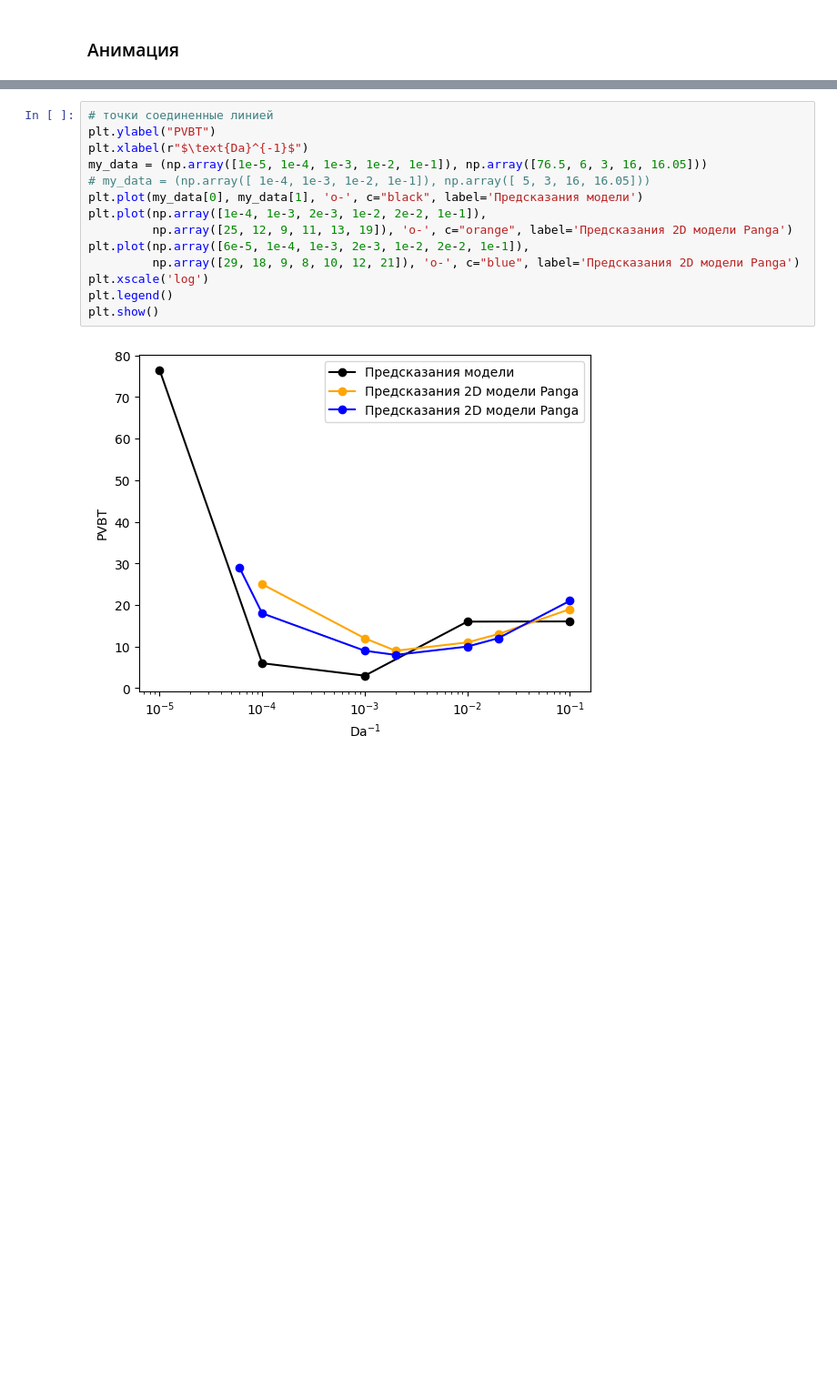
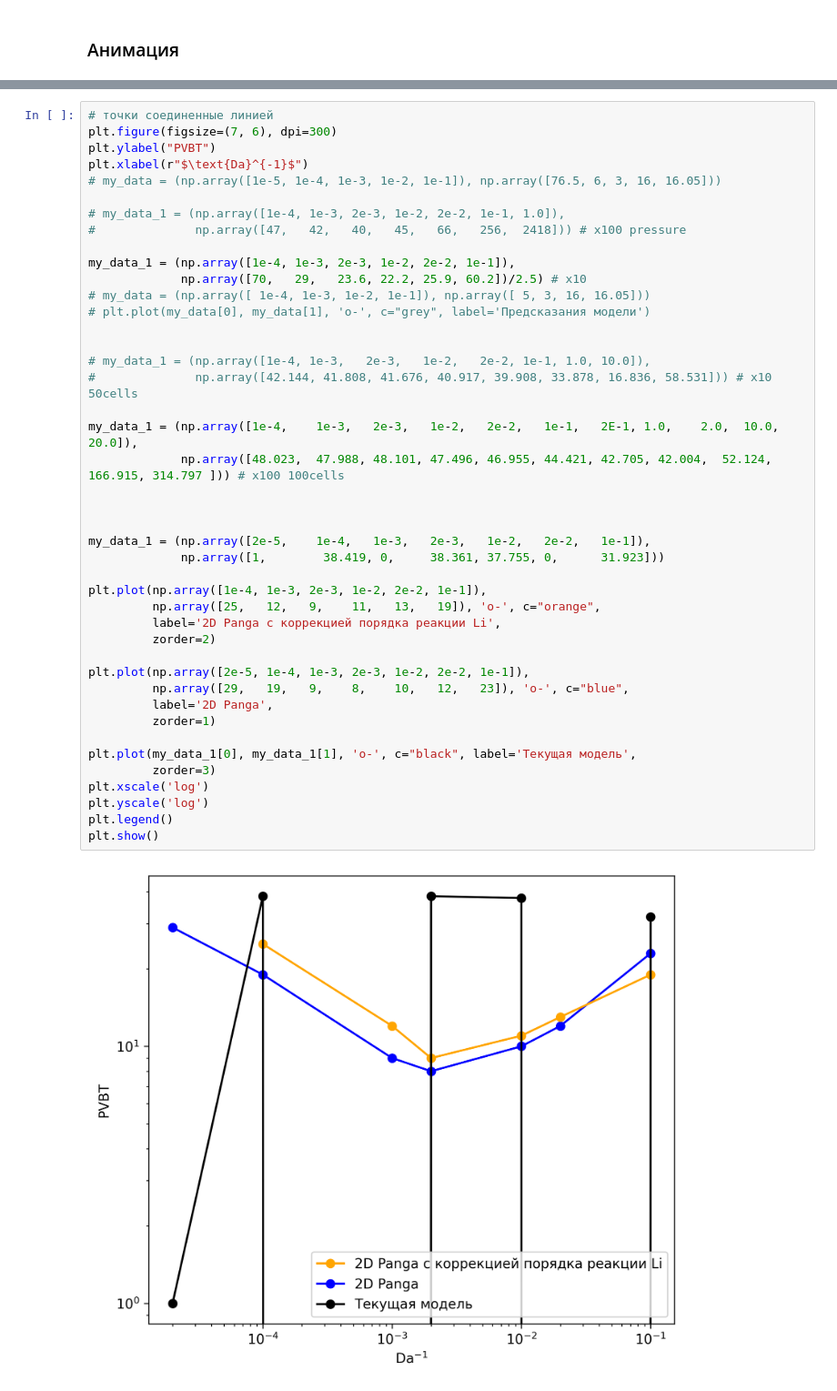
Before and after one commit to lnrSmglln/Carbonate-Acidizing-Modeling, a Jupyter notebook: 2phase/reaction with porous medium.ipynb, the cells around one changed output, grey strips where cells are left out. Shown: that part at 91% size. Cells and saved outputs as stored; diff of their text form; blank space fills up the shorter version.

```diff
--- a/2phase/reaction with porous medium.ipynb
+++ b/2phase/reaction with porous medium.ipynb
@@ -918,16 +949,45 @@ ani.save(filename="../data/acid_field.gif", writer="pillow")
 # %%
 # точки соединенные линией
+plt.figure(figsize=(7, 6), dpi=300)
 plt.ylabel("PVBT")
 plt.xlabel(r"$\text{Da}^{-1}$")
-my_data = (np.array([1e-5, 1e-4, 1e-3, 1e-2, 1e-1]), np.array([76.5, 6, 3, 16, 16.05]))
+# my_data = (np.array([1e-5, 1e-4, 1e-3, 1e-2, 1e-1]), np.array([76.5, 6, 3, 16, 16.05]))
+
+# my_data_1 = (np.array([1e-4, 1e-3, 2e-3, 1e-2, 2e-2, 1e-1, 1.0]),
+#              np.array([47,   42,   40,   45,   66,   256,  2418])) # x100 pressure
+
+my_data_1 = (np.array([1e-4, 1e-3, 2e-3, 1e-2, 2e-2, 1e-1]),
+             np.array([70,   29,   23.6, 22.2, 25.9, 60.2])/2.5) # x10
 # my_data = (np.array([ 1e-4, 1e-3, 1e-2, 1e-1]), np.array([ 5, 3, 16, 16.05]))
-plt.plot(my_data[0], my_data[1], 'o-', c="black", label='Предсказания модели')
+# plt.plot(my_data[0], my_data[1], 'o-', c="grey", label='Предсказания модели')
+
+
+# my_data_1 = (np.array([1e-4, 1e-3,   2e-3,   1e-2,   2e-2, 1e-1, 1.0, 10.0]),
+#              np.array([42.144, 41.808, 41.676, 40.917, 39.908, 33.878, 16.836, 58.531])) # x10 50cells
+
+my_data_1 = (np.array([1e-4,    1e-3,   2e-3,   1e-2,   2e-2,   1e-1,   2E-1, 1.0,    2.0,  10.0, 20.0]),
+             np.array([48.023,  47.988, 48.101, 47.496, 46.955, 44.421, 42.705, 42.004,  52.124, 166.915, 314.797 ])) # x100 100cells
+
+
+
+my_data_1 = (np.array([2e-5,    1e-4,   1e-3,   2e-3,   1e-2,   2e-2,   1e-1]),
+             np.array([1,        38.419, 0,     38.361, 37.755, 0,      31.923]))
+
 plt.plot(np.array([1e-4, 1e-3, 2e-3, 1e-2, 2e-2, 1e-1]),
-         np.array([25, 12, 9, 11, 13, 19]), 'o-', c="orange", label='Предсказания 2D модели Panga')
-plt.plot(np.array([6e-5, 1e-4, 1e-3, 2e-3, 1e-2, 2e-2, 1e-1]),
-         np.array([29, 18, 9, 8, 10, 12, 21]), 'o-', c="blue", label='Предсказания 2D модели Panga')
+         np.array([25,   12,   9,    11,   13,   19]), 'o-', c="orange",
+         label='2D Panga с коррекцией порядка реакции Li',
+         zorder=2)
+
+plt.plot(np.array([2e-5, 1e-4, 1e-3, 2e-3, 1e-2, 2e-2, 1e-1]),
+         np.array([29,   19,   9,    8,    10,   12,   23]), 'o-', c="blue",
+         label='2D Panga',
+         zorder=1)
+
+plt.plot(my_data_1[0], my_data_1[1], 'o-', c="black", label='Текущая модель',
+         zorder=3)
 plt.xscale('log')
+plt.yscale('log')
 plt.legend()
 plt.show()
 # %% [output]
-[figure, old version]
+[figure, new version]
```
Also changed, not shown: parts of 12 cells of this notebook, 5 other files.
